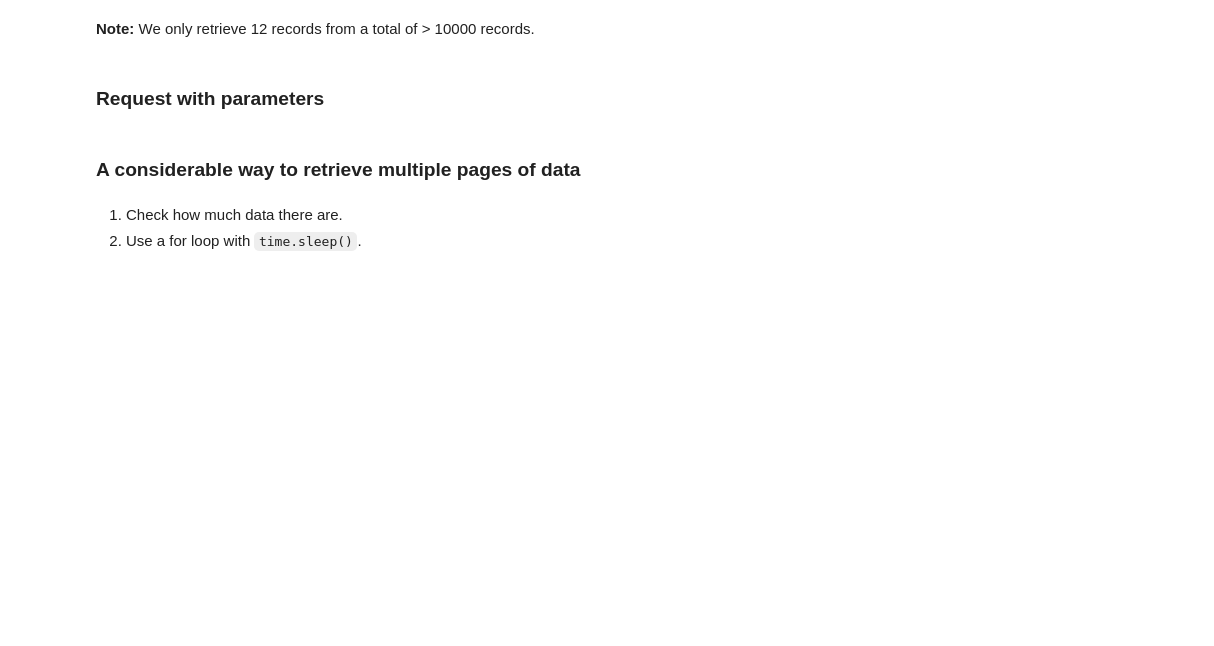
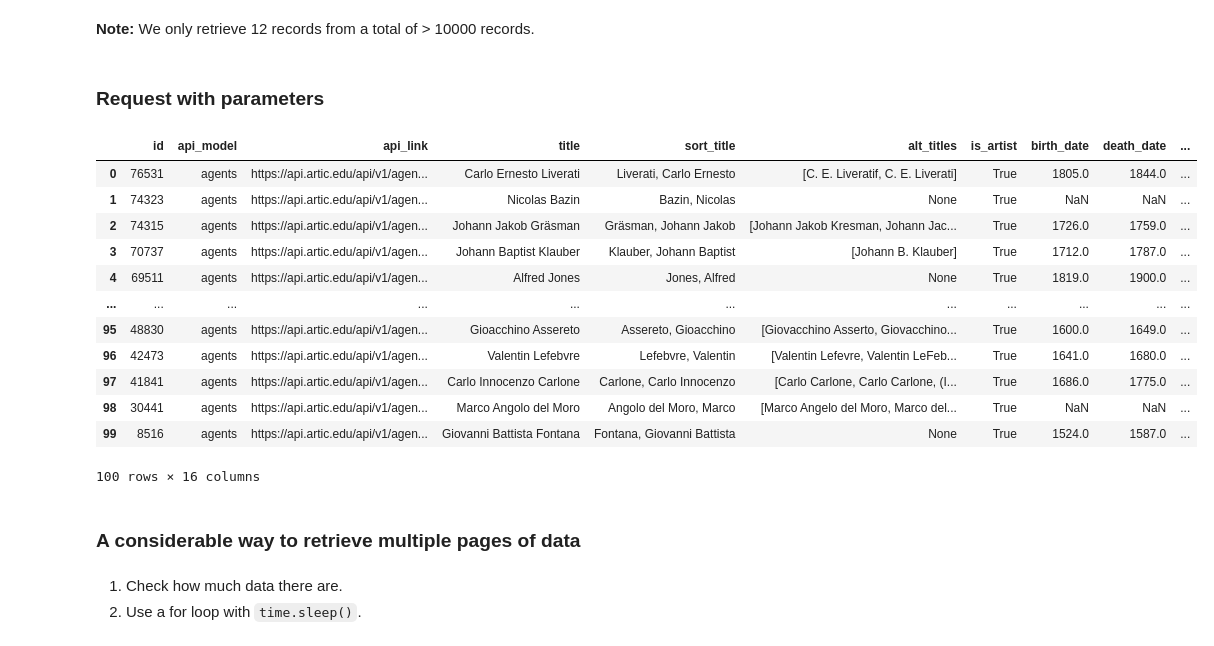
Before and after one commit to mosesyhc/de200-2025wn-class, a Jupyter notebook: _sources/lectures/08-api.ipynb, the cells around one changed output. Cells and saved outputs as stored; diff of their text form; code cells hidden in the pictures; blank space fills up the shorter version.

```diff
--- a/_sources/lectures/08-api.ipynb
+++ b/_sources/lectures/08-api.ipynb
@@ -58,7 +69,29 @@ r = requests.get(url_artist)
 # %% [markdown]
 ### Request with parameters
 # %%
-r = requests.get(url_artist, params={'limit': 100})
+r100 = requests.get(url_artist, params={'limit': 100, 'page':2})
+# %%
+artists_100 = r100.json()
+# %%
+artist_data = artists_100['data']
+# %%
+df = pd.DataFrame(artist_data)
+# %%
+df
+# %% [output]
+|  | id | api_model | api_link | title | sort_title | alt_titles | is_artist | birth_date | death_date | ... |
+| 0 | 76531 | agents | https://api.artic.edu/api/v1/agen... | Carlo Ernesto Liverati | Liverati, Carlo Ernesto | [C. E. Liveratif, C. E. Liverati] | True | 1805.0 | 1844.0 | ... |
+| 1 | 74323 | agents | https://api.artic.edu/api/v1/agen... | Nicolas Bazin | Bazin, Nicolas | None | True | NaN | NaN | ... |
+| 2 | 74315 | agents | https://api.artic.edu/api/v1/agen... | Johann Jakob Gräsman | Gräsman, Johann Jakob | [Johann Jakob Kresman, Johann Jac... | True | 1726.0 | 1759.0 | ... |
+| 3 | 70737 | agents | https://api.artic.edu/api/v1/agen... | Johann Baptist Klauber | Klauber, Johann Baptist | [Johann B. Klauber] | True | 1712.0 | 1787.0 | ... |
+| 4 | 69511 | agents | https://api.artic.edu/api/v1/agen... | Alfred Jones | Jones, Alfred | None | True | 1819.0 | 1900.0 | ... |
+| ... | ... | ... | ... | ... | ... | ... | ... | ... | ... | ... |
+| 95 | 48830 | agents | https://api.artic.edu/api/v1/agen... | Gioacchino Assereto | Assereto, Gioacchino | [Giovacchino Asserto, Giovacchino... | True | 1600.0 | 1649.0 | ... |
+| 96 | 42473 | agents | https://api.artic.edu/api/v1/agen... | Valentin Lefebvre | Lefebvre, Valentin | [Valentin Lefevre, Valentin LeFeb... | True | 1641.0 | 1680.0 | ... |
+| 97 | 41841 | agents | https://api.artic.edu/api/v1/agen... | Carlo Innocenzo Carlone | Carlone, Carlo Innocenzo | [Carlo Carlone, Carlo Carlone, (I... | True | 1686.0 | 1775.0 | ... |
+| 98 | 30441 | agents | https://api.artic.edu/api/v1/agen... | Marco Angolo del Moro | Angolo del Moro, Marco | [Marco Angelo del Moro, Marco del... | True | NaN | NaN | ... |
+| 99 | 8516 | agents | https://api.artic.edu/api/v1/agen... | Giovanni Battista Fontana | Fontana, Giovanni Battista | None | True | 1524.0 | 1587.0 | ... |
+100 rows × 16 columns
 # %% [markdown]
 ### A considerable way to retrieve multiple pages of data
 # %% [markdown]
```
Also changed, not shown: parts of 17 cells of this notebook, 26 other files.
